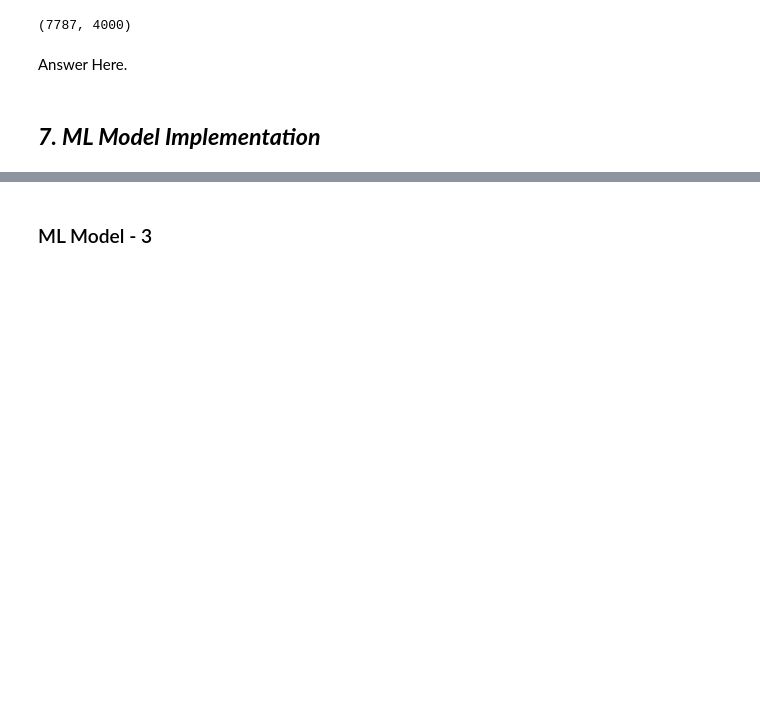
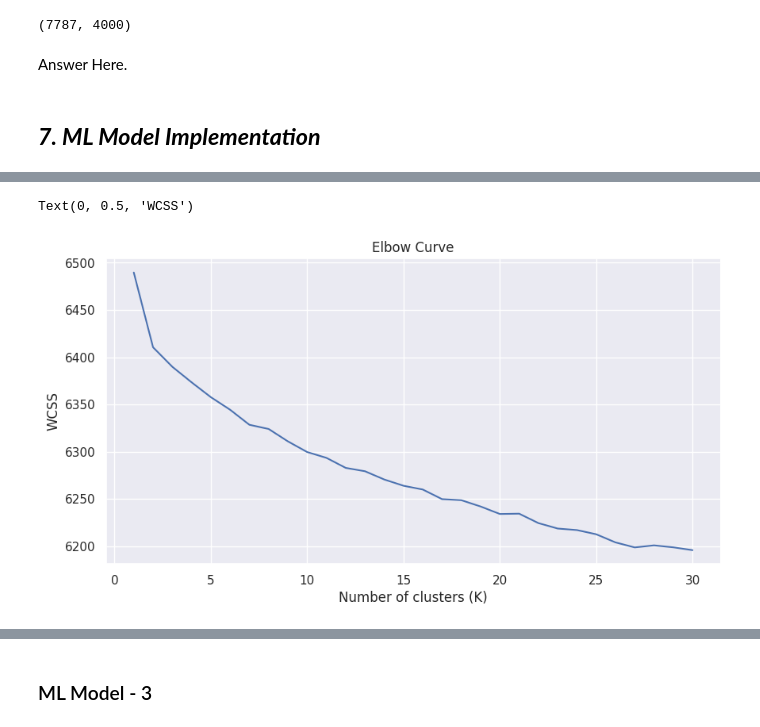
Before and after one commit to vedanttule134/Netflix-Movies-And-TV-Shows-Clustering, a Jupyter notebook: Netflix_Movies_And_TV_Shows_Clustering.ipynb, the cells around one changed output, grey strips where cells are left out. Drawn from its saved outputs; the diff is of its cells as text; code cells hidden in the pictures; blank space fills up the shorter version.

```diff
--- a/Netflix_Movies_And_TV_Shows_Clustering.ipynb
+++ b/Netflix_Movies_And_TV_Shows_Clustering.ipynb
@@ -1290,4 +1147,0 @@ plt.axhline(y= 3.8, color='r', linestyle='--')
-# %%
-# Fitting hierarchical clustering model
-hierarchical = AgglomerativeClustering(n_clusters=12, affinity='euclidean', linkage='ward')
-hierarchical.fit_predict(x_pca)
@@ -1299,7 +1147,0 @@ netflix_df['hierarchical_cluster'] = hierarchical.labels_
-# %%
-# Number of movies and tv shows in each cluster
-plt.figure(figsize=(10,5))
-q = sns.countplot(x='hierarchical_cluster',data=netflix_df, hue='type')
-plt.title('Number of movies and tv shows in each cluster - Hierarchical Clustering')
-for i in q.patches:
-  q.annotate(format(i.get_height(), '.0f'), (i.get_x() + i.get_width() / 2., i.get_height()), ha = 'center', va = 'center', xytext = (0, 10), textcoords = 'offset points')
@@ -1327,0 +1150,16 @@ Answer Here.
+# %%
+# ML Model - 1 Implementation
+# Finding value of wcss for 1 to 30 range of number of clusters
+from sklearn.cluster import KMeans
+
+wcss=[]
+
+for i in range(1,31):
+  km = KMeans(n_clusters=i, init='k-means++', random_state= 42)
+  km.fit(x_pca)
+  wcss.append(km.inertia_)
+# %%
+# we stored clusters and wcss score in a dataframe
+k = range(1,31)
+df1 = pd.DataFrame({'Clusters': k, 'WCSS': wcss})
+df1
@@ -1327,0 +1184,10 @@ Answer Here.
+# %%
+# Plotting an Elbow Curve
+plt.figure(figsize=(10,5))
+plt.plot(k,wcss)
+plt.title('Elbow Curve')
+plt.xlabel('Number of clusters (K)')
+plt.ylabel('WCSS')
+# %% [output]
+Text(0, 0.5, 'WCSS')
+[figure, added]
```
Also changed, not shown: parts of 56 cells of this notebook.
